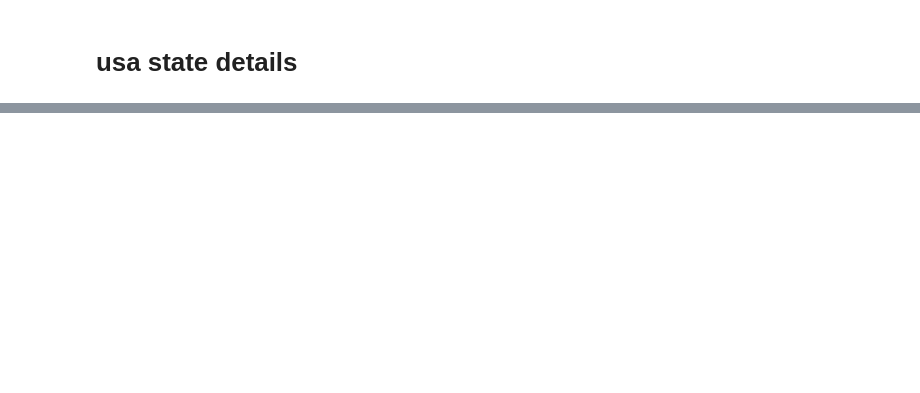
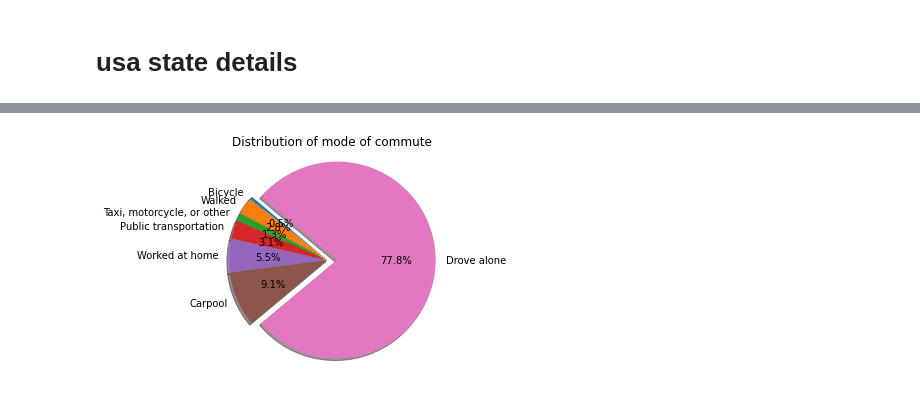
Before and after one commit to rajeshnair1984/Project_Obesity, a Jupyter notebook: TransportPy.ipynb, the cells around one changed output, grey strips where cells are left out. Cells and saved outputs as stored; diff of their text form; code cells hidden in the pictures; blank space fills up the shorter version.

```diff
--- a/TransportPy.ipynb
+++ b/TransportPy.ipynb
@@ -35,0 +11,5 @@ df5
+# %%
+# path to state name csv
+path1 = "Project_data/state-abbrevs.csv"
+# path to commute data
+path2 = "Project_data/commute_data.csv"
@@ -35,0 +54,19 @@ df5
+# %%
+# Loading obesetiy csv
+path4 = "Project_data/obese_data.csv"
+obese_df = pd.read_csv(path4)
+
+# getting the obeity data
+obes_df1 = obese_df[["State","Measure Name","Value"]]
+clean_obese = obes_df1.loc[obes_df1["Measure Name"] == "Obesity" ].reset_index(drop=True)
+clean_obese[(clean_obese['State'] != 'United States') & (clean_obese['State'] != 'District of Columbia')]
+
+# Merging obesity data with commute data dataframe
+final_obesity = clean_obese.merge(df_list1,on = "State")
+
+# dropping measure name column
+del final_obesity["Measure Name"]
+
+# renaming the column
+clean_obesity_df = final_obesity.rename(columns={"Value":"Percentage Obesity"})
+clean_obesity_df.head()
@@ -35,0 +80,20 @@ df5
+# %%
+# list of mode of commute
+commute_list = list(clean_obesity_df.columns[2:].values)
+commute_list
+mode_commute = []
+
+# for loop to find the mean of commute data
+for commute in commute_list:
+    mode_c = clean_obesity_df[commute].str[:-1].astype(float).mean()
+    mode_commute.append(mode_c)
+
+# pie chart showing distribution of mode of commute
+explode = (0, 0, 0, 0, 0, 0, 0.1)
+plt.pie(mode_commute, labels=commute_list, explode= explode,autopct="%1.1f%%", shadow=True, startangle=140)
+plt.title("Distribution of mode of commute")
+plt.axis("equal")
+plt.savefig("project_image/commutemode.png")
+plt.show()
+# %% [output]
+[figure, added]
```
Also changed, not shown: parts of 9 cells of this notebook.
